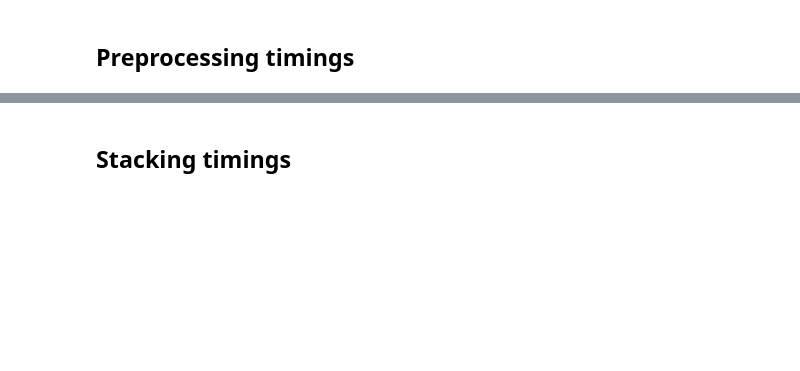
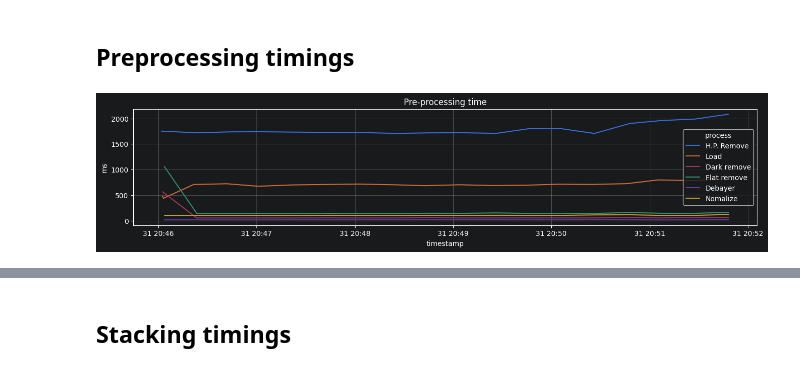
Before and after one commit to deufrai/als, a Jupyter notebook: analyzer/notebooks/astro.ipynb, the cells around one changed output, grey strips where cells are left out. Cells and saved outputs as stored; diff of their text form; code cells hidden in the pictures; blank space fills up the shorter version.

Commit message:
add flat calibration to preprocessing timings in astro notebook

```diff
--- a/analyzer/notebooks/astro.ipynb
+++ b/analyzer/notebooks/astro.ipynb
@@ -194,12 +247,15 @@ def plot_timings(name_dict, title):
 # %%
 prepro_name_dict = {
     'HotPixelRemover.process_image()': 'H.P. Remove',
     'RemoveDark.process_image()': 'Dark remove',
     'Debayer.process_image()': 'Debayer',
     'Standardize.process_image()': 'Nomalize',
+    'RemoveFlat.process_image()': 'Flat remove',
     'read_disk_image()': 'Load'
 }
 
 pre_data = plot_timings(prepro_name_dict, "Pre-processing time")
+# %% [output]
+[figure, added]
 # %%
 pre_data.groupby('process').describe().iloc[:, [1,3,7,0,2]]
```
Also changed, not shown: parts of 23 cells of this notebook, 1 other file.
